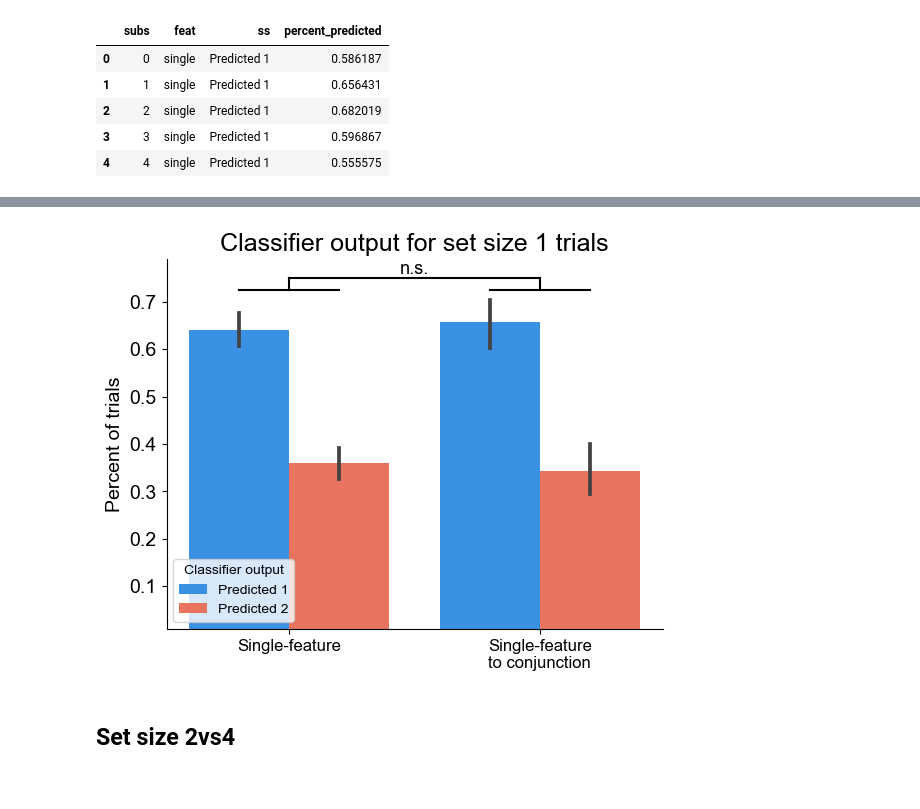
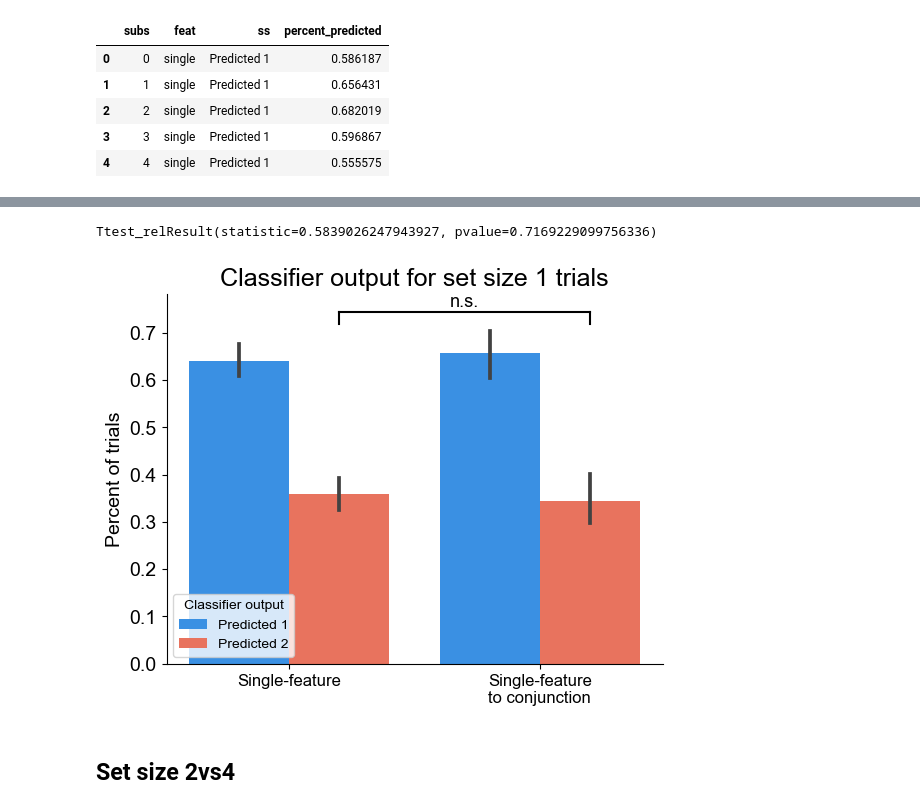
Before and after one commit to WilliamThyer/Thyer-et-al-2021, a Jupyter notebook: decode_load_preds_dont_double.ipynb, the cells around one changed output, grey strips where cells are left out. Cells and saved outputs as stored; diff of their text form; code cells hidden in the pictures.

```diff
--- a/decode_load_preds_dont_double.ipynb
+++ b/decode_load_preds_dont_double.ipynb
@@ -213,36 +203,43 @@ anova_table
+# %%
+sista.ttest_rel(
+    a=df_2[df_2.feat=='single']['percent_predicted'],
+    b=df_2[df_2.feat=='conj']['percent_predicted'],
+    alternative='less')
+# %% [output]
+Ttest_relResult(statistic=0.5839026247943927, pvalue=0.7169229099756336)
 # %%
 my_pal = {"Predicted 1": "dodgerblue", "Predicted 2": "tomato"}
 
 ax = sns.barplot(x='feat',y='percent_predicted',hue=ss,data=df,palette=my_pal)
 
 # Add some text for labels, title and custom x-axis tick labels, etc.
 plt.title('Classifier output for set size 1 trials',fontsize=18)
 ax.set_ylabel('Percent of trials', fontsize=14)
 ax.set_xlabel('')
 ax.set_xticklabels(['Single-feature','Single-feature\nto conjunction'])
 
 ax.spines['right'].set_visible(False)
 ax.spines['top'].set_visible(False)
 ax.yaxis.set_ticks_position('left')
 ax.xaxis.set_ticks_position('bottom')
 plt.setp(ax.get_xticklabels(), fontsize=12);
 plt.setp(ax.get_yticklabels(), fontsize=14);
 plt.legend(loc='lower left',fontsize=10,title='Classifier output')
 
-ax.plot([-.2,.2],[.725,.725],c='k')
-ax.plot([.8,1.2],[.725,.725],c='k')
-ax.plot([0,0],[.725,.75],c='k')
-ax.plot([1,1],[.725,.75],c='k')
-ax.plot([0,1],[.75,.75],c='k')
-ax.text(.5,.76,'n.s.',fontsize=13,ha='center')
-plt.ylim([0.01,.79])
+# ax.plot([-.2,.2],[.725,.725],c='k')
+# ax.plot([.8,1.2],[.725,.725],c='k')
+ax.plot([.2,.2],[.72,.745],c='k')
+ax.plot([1.2,1.2],[.72,.745],c='k')
+ax.plot([.2,1.2],[.745,.745],c='k')
+ax.text(.7,.755,'n.s.',fontsize=13,ha='center')
+# plt.ylim([0.01,.79])
 
-plt.savefig('output/figures/preds_dont_double.png',dpi=500)
-plt.savefig('output/figures/preds_dont_double.pdf',dpi=500)
+# plt.savefig('output/figures/preds_dont_double.png',dpi=500)
+# plt.savefig('output/figures/preds_dont_double.pdf',dpi=500)
 
 plt.show()
 # %% [output]
-[figure, old version]
+[figure, new version]
 # %% [markdown]
 ## Set size 2vs4
 # %%
```
Also changed, not shown: parts of 4 cells of this notebook, 9 other files.
